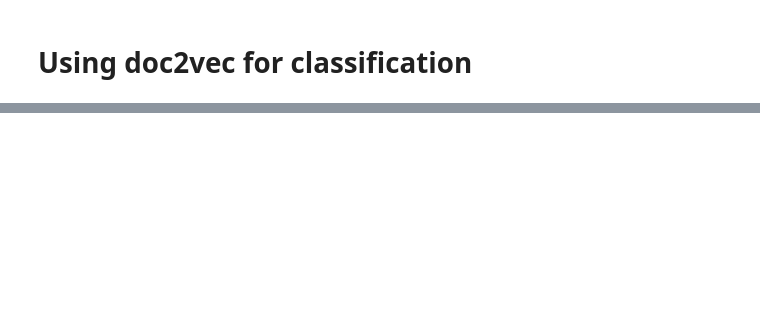
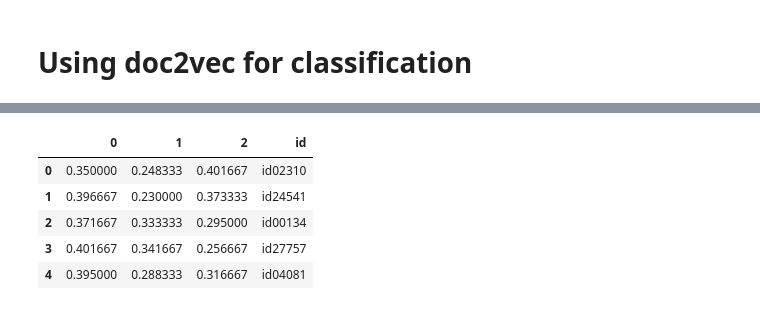
Before and after one commit to mrScissors/spookyAuthors, a Jupyter notebook: spookyAuthors.ipynb, the cells around one changed output, grey strips where cells are left out. Saved outputs shown, nothing was run; the diff lists cells and outputs as text; code cells hidden in the pictures; blank space fills up the shorter version.

```diff
--- a/spookyAuthors.ipynb
+++ b/spookyAuthors.ipynb
@@ -309,0 +365,4 @@ tagged_data = [TaggedDocument(words=word_tokenize(_d),
+# %%
+docVectorsTest = []
+for i in test.cleanedText.to_list():
+  docVectorsTest.append(model.infer_vector(word_tokenize(i)))
@@ -309,0 +373,11 @@ tagged_data = [TaggedDocument(words=word_tokenize(_d),
+# %%
+submitDf = pd.DataFrame(randomForest.predict_proba(docVectorsTest))
+submitDf['id'] = test['id']
+submitDf.head()
+# %% [output]
+|  | 0 | 1 | 2 | id |
+| 0 | 0.350000 | 0.248333 | 0.401667 | id02310 |
+| 1 | 0.396667 | 0.230000 | 0.373333 | id24541 |
+| 2 | 0.371667 | 0.333333 | 0.295000 | id00134 |
+| 3 | 0.401667 | 0.341667 | 0.256667 | id27757 |
+| 4 | 0.395000 | 0.288333 | 0.316667 | id04081 |
```
Also changed, not shown: parts of 14 cells of this notebook.
